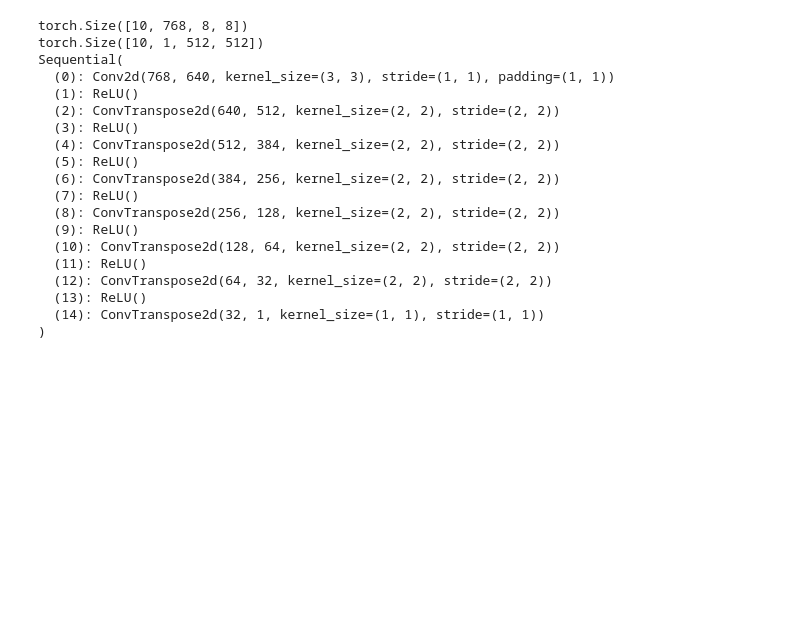
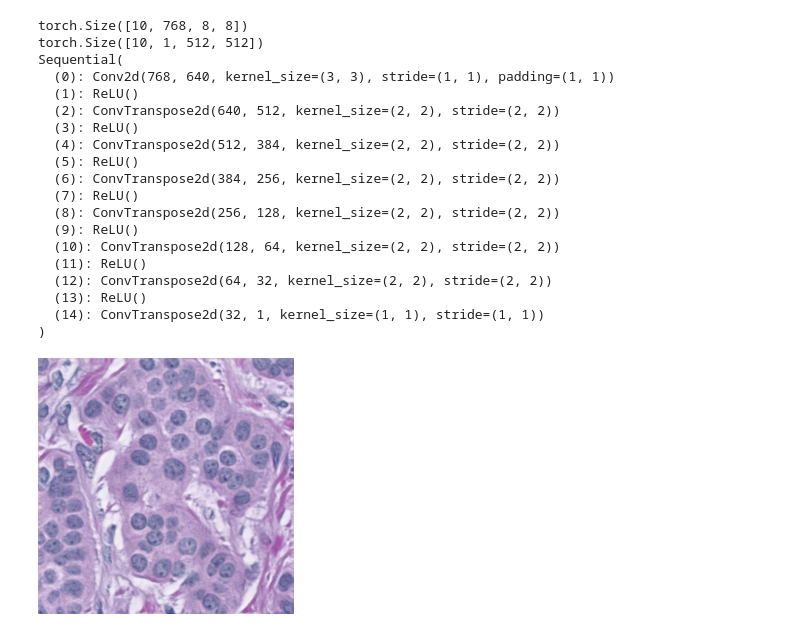
Before and after one commit to sccthomas/ECM3401_Individual_Project, a Jupyter notebook: sandbox.ipynb, the cells around one changed output. Cells and saved outputs as stored; diff of their text form; code cells hidden in the pictures; blank space fills up the shorter version.

```diff
--- a/sandbox.ipynb
+++ b/sandbox.ipynb
@@ -200,3 +200,37 @@ Sequential(
   (13): ReLU()
   (14): ConvTranspose2d(32, 1, kernel_size=(1, 1), stride=(1, 1))
 )
+# %%
+from src.dataset.snow import SnowDataset
+
+snow_dataset = SnowDataset(
+    dataset_dir_path='/Users/samuelthomas/Documents/University/4thYr_Final'
+                     '/ECM3401_Individual_Literature_Review_and_Project/SNOW_Semantic_Segmentation'
+                     '/snow_dataset',
+    len_override=10000,
+    resize=True,
+    rotate=True,
+)
+
+image_1, mask_1 = snow_dataset[0]
+
+import numpy as np
+from PIL import Image as _Image
+
+
+def print_tensor_mask(x):
+    tensor = x.detach().cpu().squeeze(0).numpy()
+    tensor = (tensor * 255).astype(np.uint8)
+    mask_image = _Image.fromarray(tensor, mode='L')
+    return mask_image
+
+
+def print_tensor_image(x):
+    image_np = x.detach().cpu().permute(1, 2, 0).numpy()
+    image_np = (image_np * 255).astype(np.uint8)
+    image = _Image.fromarray(image_np)
+    return image
+# %%
+print_tensor_image(image_1)
+# %% [output]
+[figure, added]
```
Also changed, not shown: parts of 1 cell of this notebook, 1 other file.
